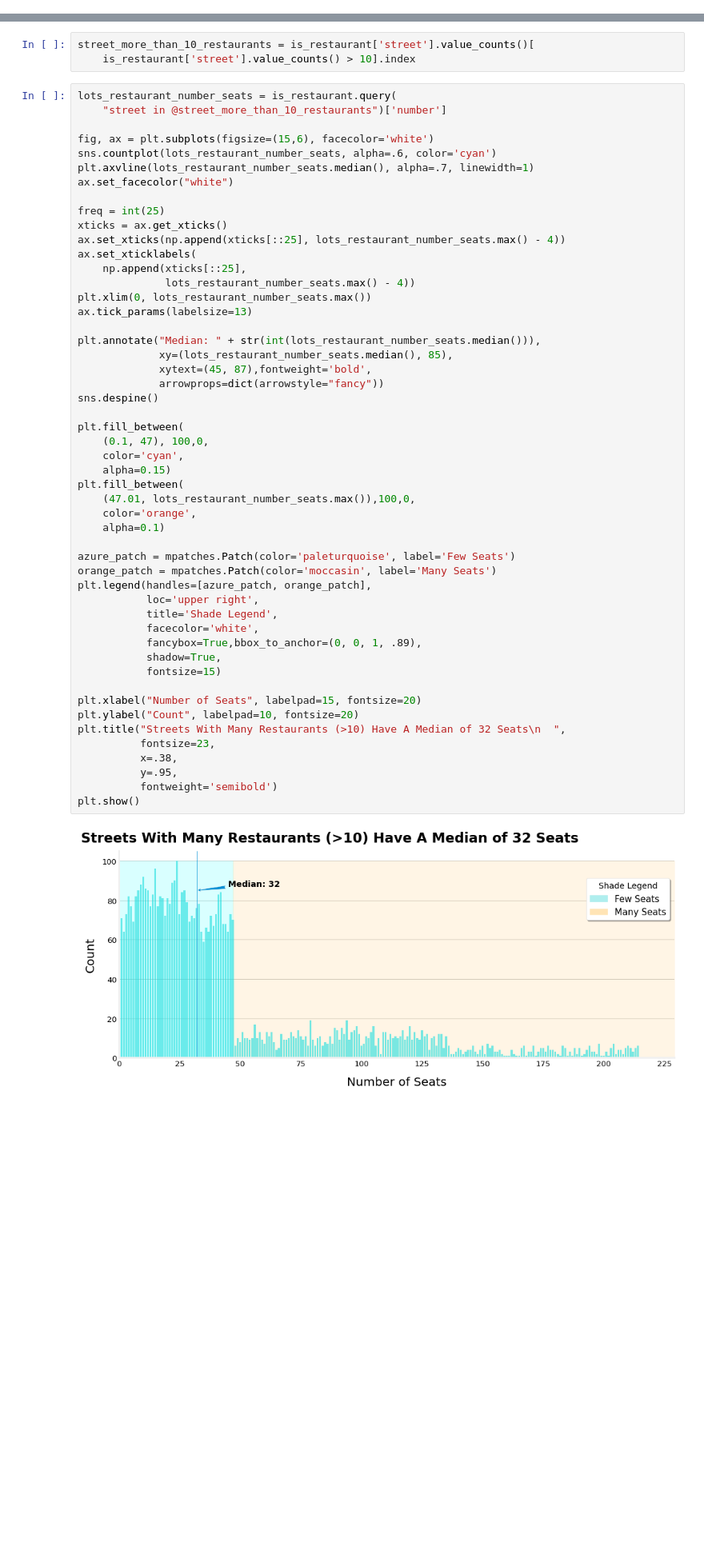
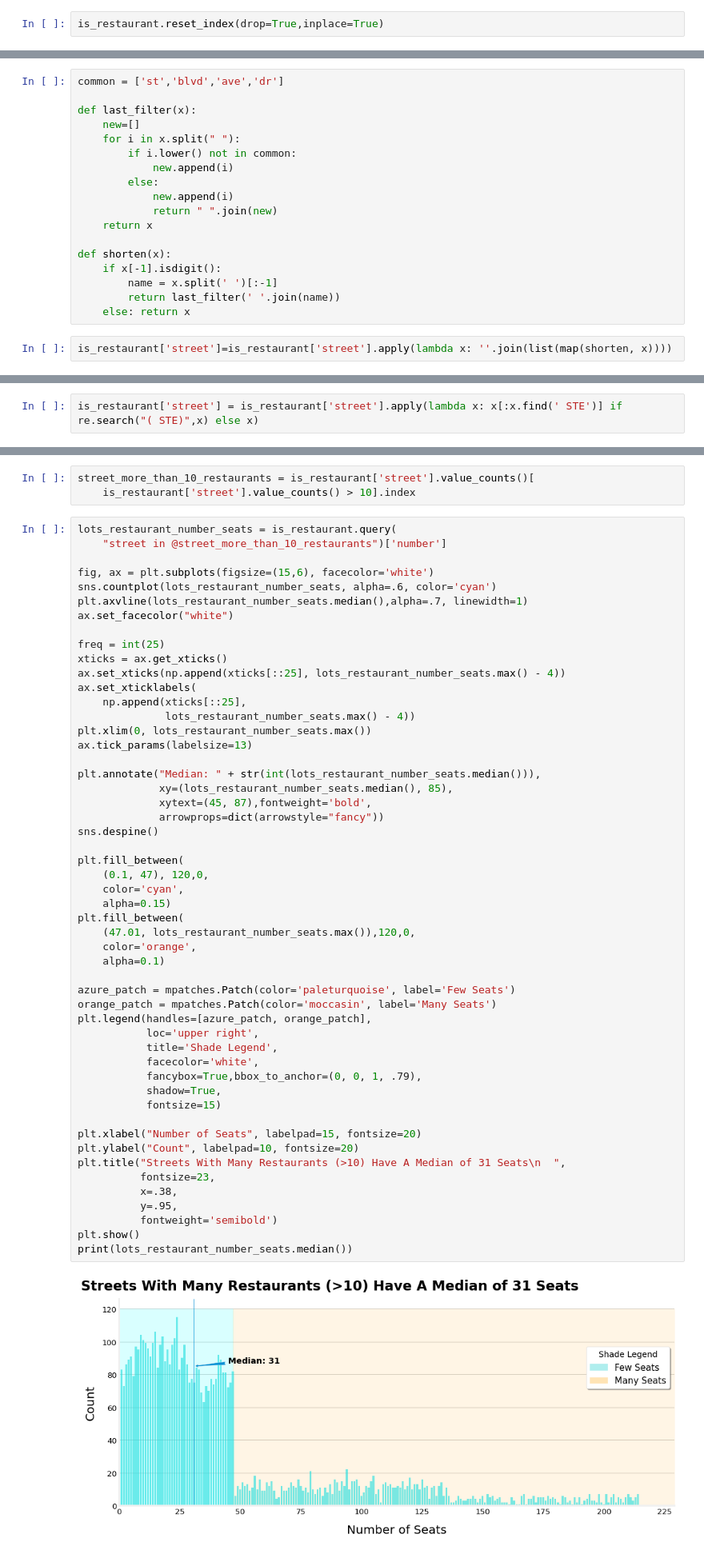
Before and after one commit to dannygarcia193/Data_Storytelling_Project, a Jupyter notebook: data_storytellingProject.ipynb, the cells around one changed output, grey strips where cells are left out. Shown at 80% size. Cells and saved outputs as stored; diff of their text form; blank space fills up the shorter version.

```diff
--- a/data_storytelling.ipynb
+++ b/data_storytellingProject.ipynb
@@ -578,6 +583,8 @@ After a brief reflection on these figures, let's explore the restaurant establis
 is_restaurant = df[df['object_type'] == 'Restaurant']
 # %% [markdown]
 We'll start the exploration by plotting the top 10 streets based on their number of restaurant establishments. We'll use the following function to (1) delete some irrelevant strings in order to keep only the name of the streets.
+# %%
+is_restaurant.reset_index(drop=True,inplace=True)
 # %%
 def get_street(x):
     split_address = x.replace("#", "").replace("/", "").split()
@@ -596,3 +603,23 @@ A value is trying to be set on a copy of a slice from a DataFrame.
 Try using .loc[row_indexer,col_indexer] = value instead
 
 See the caveats in the documentation: https://pandas.pydata.org/pandas-docs/stable/user_guide/indexing.html#returning-a-view-versus-a-copy
+# %%
+common = ['st','blvd','ave','dr']
+
+def last_filter(x):
+    new=[]
+    for i in x.split(" "):
+        if i.lower() not in common:
+            new.append(i)
+        else:
+            new.append(i)
+            return " ".join(new)
+    return x
+
+def shorten(x):
+    if x[-1].isdigit():
+        name = x.split(' ')[:-1]
+        return last_filter(' '.join(name))
+    else: return x
+# %%
+is_restaurant['street']=is_restaurant['street'].apply(lambda x: ''.join(list(map(shorten, x))))
@@ -598,0 +642,2 @@ See the caveats in the documentation: https://pandas.pydata.org/pandas-docs/stab
+# %%
+is_restaurant['street'] = is_restaurant['street'].apply(lambda x: x[:x.find(' STE')] if re.search("( STE)",x) else x)
@@ -671,7 +738,7 @@ lots_restaurant_number_seats = is_restaurant.query(
 
 fig, ax = plt.subplots(figsize=(15,6), facecolor='white')
 sns.countplot(lots_restaurant_number_seats, alpha=.6, color='cyan')
-plt.axvline(lots_restaurant_number_seats.median(), alpha=.7, linewidth=1)
+plt.axvline(lots_restaurant_number_seats.median(),alpha=.7, linewidth=1)
 ax.set_facecolor("white")
 
 freq = int(25)
@@ -686,35 +753,36 @@ ax.tick_params(labelsize=13)
 plt.annotate("Median: " + str(int(lots_restaurant_number_seats.median())),
              xy=(lots_restaurant_number_seats.median(), 85),
              xytext=(45, 87),fontweight='bold',
              arrowprops=dict(arrowstyle="fancy"))
 sns.despine()
 
 plt.fill_between(
-    (0.1, 47), 100,0,
+    (0.1, 47), 120,0,
     color='cyan',
     alpha=0.15)
 plt.fill_between(
-    (47.01, lots_restaurant_number_seats.max()),100,0,
+    (47.01, lots_restaurant_number_seats.max()),120,0,
     color='orange',
     alpha=0.1)
 
 azure_patch = mpatches.Patch(color='paleturquoise', label='Few Seats')
 orange_patch = mpatches.Patch(color='moccasin', label='Many Seats')
 plt.legend(handles=[azure_patch, orange_patch],
            loc='upper right',
            title='Shade Legend',
            facecolor='white',
-           fancybox=True,bbox_to_anchor=(0, 0, 1, .89),
+           fancybox=True,bbox_to_anchor=(0, 0, 1, .79),
            shadow=True,
            fontsize=15)
 
 plt.xlabel("Number of Seats", labelpad=15, fontsize=20)
 plt.ylabel("Count", labelpad=10, fontsize=20)
-plt.title("Streets With Many Restaurants (>10) Have A Median of 32 Seats\n  ",
+plt.title("Streets With Many Restaurants (>10) Have A Median of 31 Seats\n  ",
           fontsize=23,
           x=.38,
           y=.95,
           fontweight='semibold')
 plt.show()
+print(lots_restaurant_number_seats.median())
 # %% [output]
-[figure, old version]
+[figure, new version]
```
Also changed, not shown: parts of 32 cells of this notebook.
